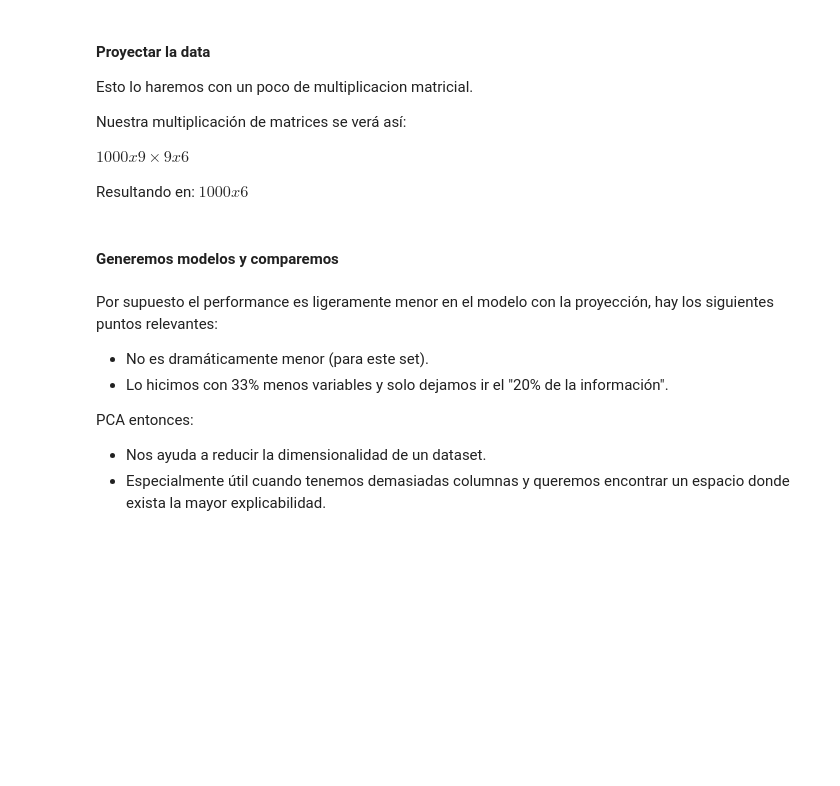
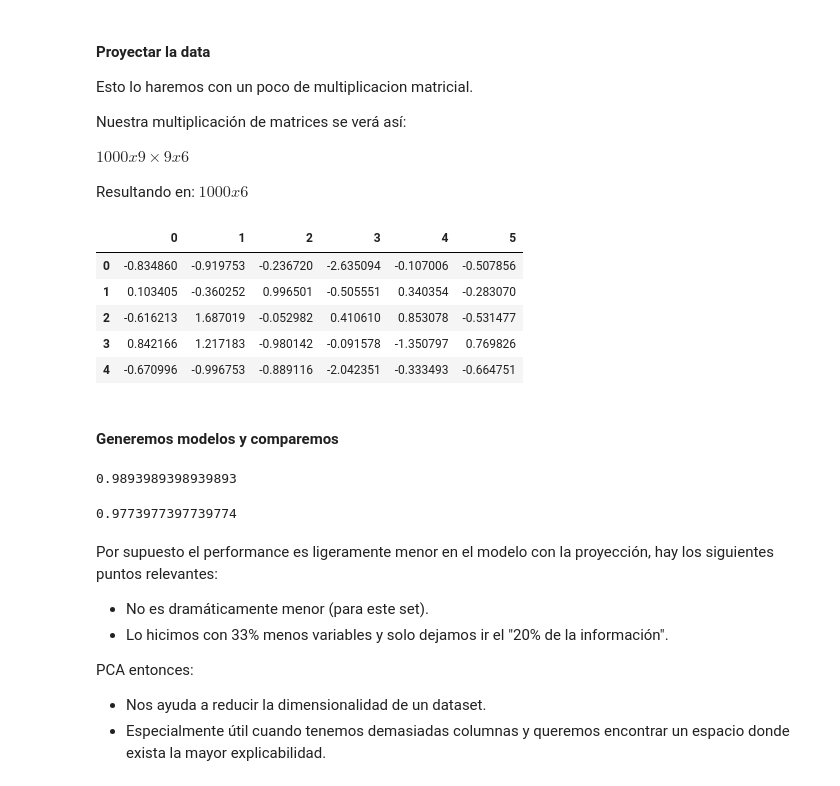
Before and after one commit to HectorH06/Data-Proc-Lab, a Jupyter notebook: Material/clase_9,0_012025.ipynb, the cells around one changed output. Drawn from its saved outputs; the diff is of its cells as text; code cells hidden in the pictures; blank space fills up the shorter version.

```diff
--- a/Material/clase_9,0_012025.ipynb
+++ b/Material/clase_9,0_012025.ipynb
@@ -420,0 +423,3 @@ En este problema podemos usar los primeros 6 eigenvectores (ordenados según la
+# %%
+matrix = np.zeros([len(valores), len(seleccionados)])
+matrix
@@ -420,0 +436,4 @@ En este problema podemos usar los primeros 6 eigenvectores (ordenados según la
+# %%
+for posicion, index_interes in enumerate(seleccionados):
+    matrix[:, posicion] = vectores_on_a_dict[index_interes]
+matrix.shape
@@ -428,5 +449,18 @@ $1000x9 \times 9x6$
 
 Resultando en:
 $1000x6$
+# %%
+datos_proyectados = np.matrix(df_standard) * matrix
+# %%
+datos_proyectados = pd.DataFrame(datos_proyectados)
+# %%
+datos_proyectados.head()
+# %% [output]
+|  | 0 | 1 | 2 | 3 | 4 | 5 |
+| 0 | -0.834860 | -0.919753 | -0.236720 | -2.635094 | -0.107006 | -0.507856 |
+| 1 | 0.103405 | -0.360252 | 0.996501 | -0.505551 | 0.340354 | -0.283070 |
+| 2 | -0.616213 | 1.687019 | -0.052982 | 0.410610 | 0.853078 | -0.531477 |
+| 3 | 0.842166 | 1.217183 | -0.980142 | -0.091578 | -1.350797 | 0.769826 |
+| 4 | -0.670996 | -0.996753 | -0.889116 | -2.042351 | -0.333493 | -0.664751 |
 # %% [markdown]
 #### Generemos modelos y comparemos
@@ -433,3 +475,18 @@ $1000x6$
+# %%
+model = LogisticRegression()
+model.fit(train_x, train_y)
+scores = model.predict_proba(test_x)[:,1]
+roc_auc_score(y_true=test_y, y_score=scores)
+# %% [output]
+0.9893989398939893
+# %%
+model = LogisticRegression()
+model.fit(datos_proyectados.loc[train_x.index], train_y)
+
+scores = model.predict_proba(datos_proyectados.loc[test_x.index])[:,1]
+roc_auc_score(y_true=test_y, y_score=scores)
+# %% [output]
+0.9773977397739774
 # %% [markdown]
 Por supuesto el performance es ligeramente menor en el modelo con la proyección, hay los siguientes puntos relevantes:
 
```
Also changed, not shown: parts of 4 cells of this notebook, 4 other files.
